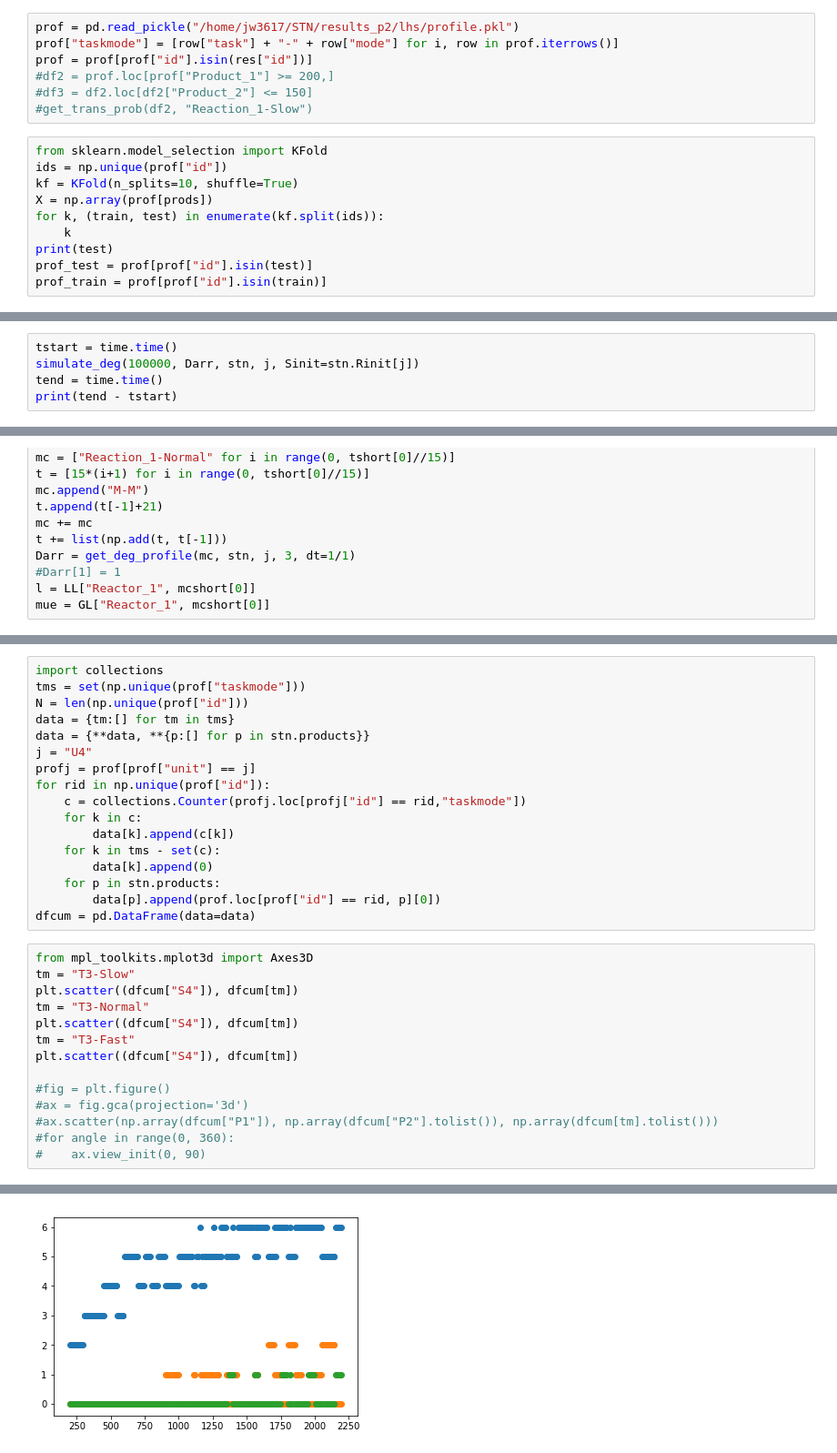
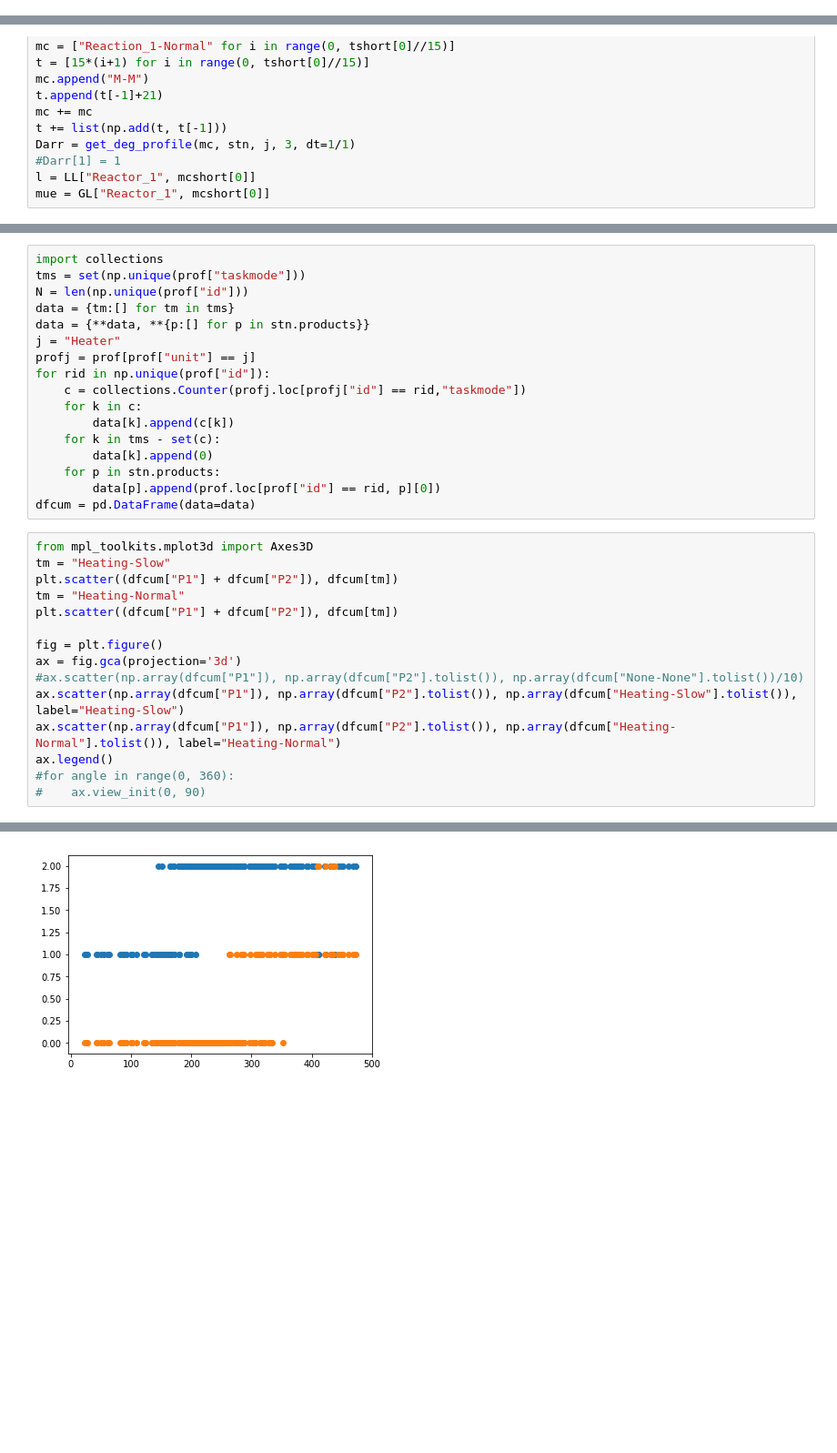
Before and after one commit to johwiebe/stn, a Jupyter notebook: STN/getMC.ipynb, the cells around one changed output, grey strips where cells are left out. Shown at 91% size. Drawn from its saved outputs; the diff is of its cells as text; blank space fills up the shorter version.

```diff
--- a/STN/getMC.ipynb
+++ b/STN/getMC.ipynb
@@ -37,20 +42,3 @@ def get_trans_prob(df, i, j):
     else:
         table = get_hist(dfj[dfj["taskmode"] == "None-None"], "taskmode-1")
     return table
-# %%
-prof = pd.read_pickle("/home/jw3617/STN/results_p2/lhs/profile.pkl")
-prof["taskmode"] = [row["task"] + "-" + row["mode"] for i, row in prof.iterrows()]
-prof = prof[prof["id"].isin(res["id"])]
-#df2 = prof.loc[prof["Product_1"] >= 200,]
-#df3 = df2.loc[df2["Product_2"] <= 150]
-#get_trans_prob(df2, "Reaction_1-Slow")
-# %%
-from sklearn.model_selection import KFold
-ids = np.unique(prof["id"])
-kf = KFold(n_splits=10, shuffle=True)
-X = np.array(prof[prods])
-for k, (train, test) in enumerate(kf.split(ids)):
-    k
-print(test)
-prof_test = prof[prof["id"].isin(test)]
-prof_train = prof[prof["id"].isin(train)]
@@ -549,5 +367,0 @@ type(TP["Heater", "Heating-Fast"]) == str
-# %%
-tstart = time.time()
-simulate_deg(100000, Darr, stn, j, Sinit=stn.Rinit[j])
-tend = time.time()
-print(tend - tstart)
@@ -725,7 +522,7 @@ tms = set(np.unique(prof["taskmode"]))
 N = len(np.unique(prof["id"]))
 data = {tm:[] for tm in tms}
 data = {**data, **{p:[] for p in stn.products}}
-j = "U4"
+j = "Heater"
 profj = prof[prof["unit"] == j]
 for rid in np.unique(prof["id"]):
     c = collections.Counter(profj.loc[profj["id"] == rid,"taskmode"])
@@ -738,16 +535,17 @@ for rid in np.unique(prof["id"]):
 dfcum = pd.DataFrame(data=data)
 # %%
 from mpl_toolkits.mplot3d import Axes3D
-tm = "T3-Slow"
-plt.scatter((dfcum["S4"]), dfcum[tm])
-tm = "T3-Normal"
-plt.scatter((dfcum["S4"]), dfcum[tm])
-tm = "T3-Fast"
-plt.scatter((dfcum["S4"]), dfcum[tm])
+tm = "Heating-Slow"
+plt.scatter((dfcum["P1"] + dfcum["P2"]), dfcum[tm])
+tm = "Heating-Normal"
+plt.scatter((dfcum["P1"] + dfcum["P2"]), dfcum[tm])
 
-#fig = plt.figure()
-#ax = fig.gca(projection='3d')
-#ax.scatter(np.array(dfcum["P1"]), np.array(dfcum["P2"].tolist()), np.array(dfcum[tm].tolist()))
+fig = plt.figure()
+ax = fig.gca(projection='3d')
+#ax.scatter(np.array(dfcum["P1"]), np.array(dfcum["P2"].tolist()), np.array(dfcum["None-None"].tolist())/10)
+ax.scatter(np.array(dfcum["P1"]), np.array(dfcum["P2"].tolist()), np.array(dfcum["Heating-Slow"].tolist()), label="Heating-Slow")
+ax.scatter(np.array(dfcum["P1"]), np.array(dfcum["P2"].tolist()), np.array(dfcum["Heating-Normal"].tolist()), label="Heating-Normal")
+ax.legend()
 #for angle in range(0, 360):
 #    ax.view_init(0, 90)
 # %% [output]
@@ -755 +553 @@ plt.scatter((dfcum["S4"]), dfcum[tm])
-[figure, old version]
+[figure, new version]
```
Also changed, not shown: parts of 32 cells of this notebook, 11 other files.
